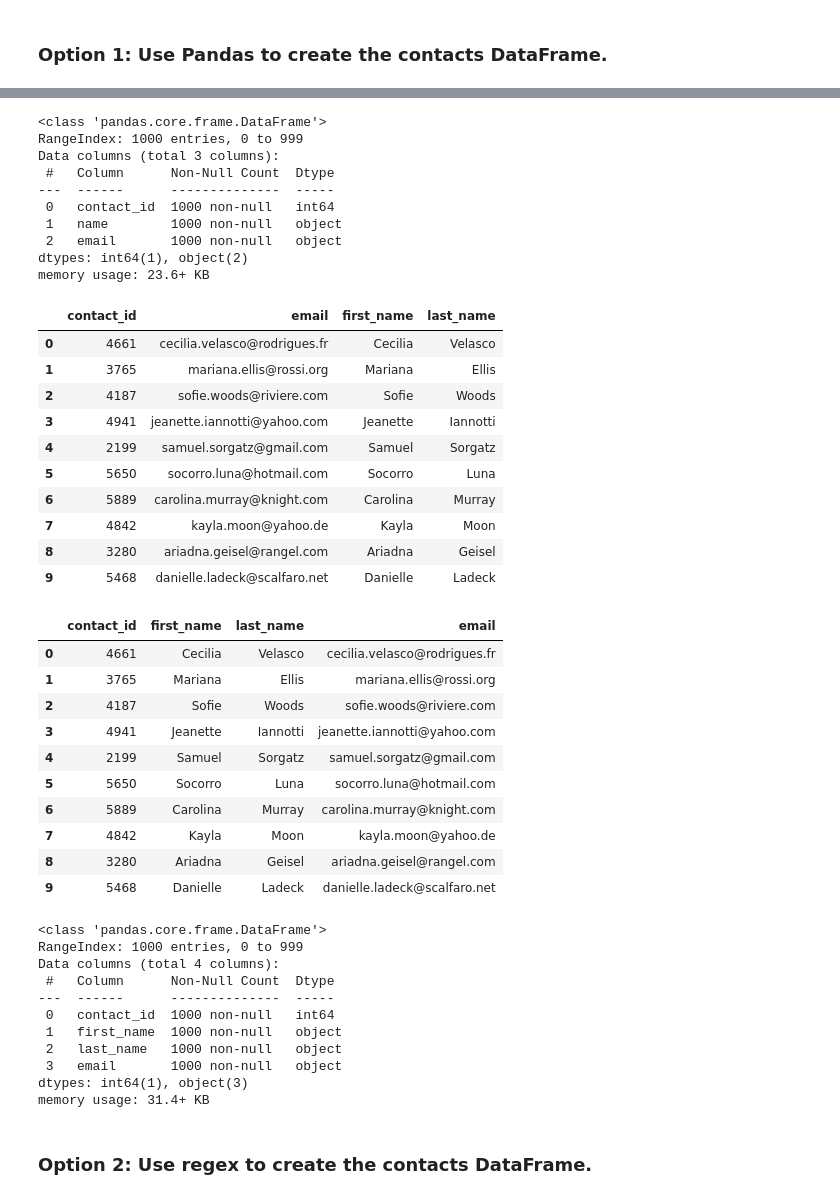
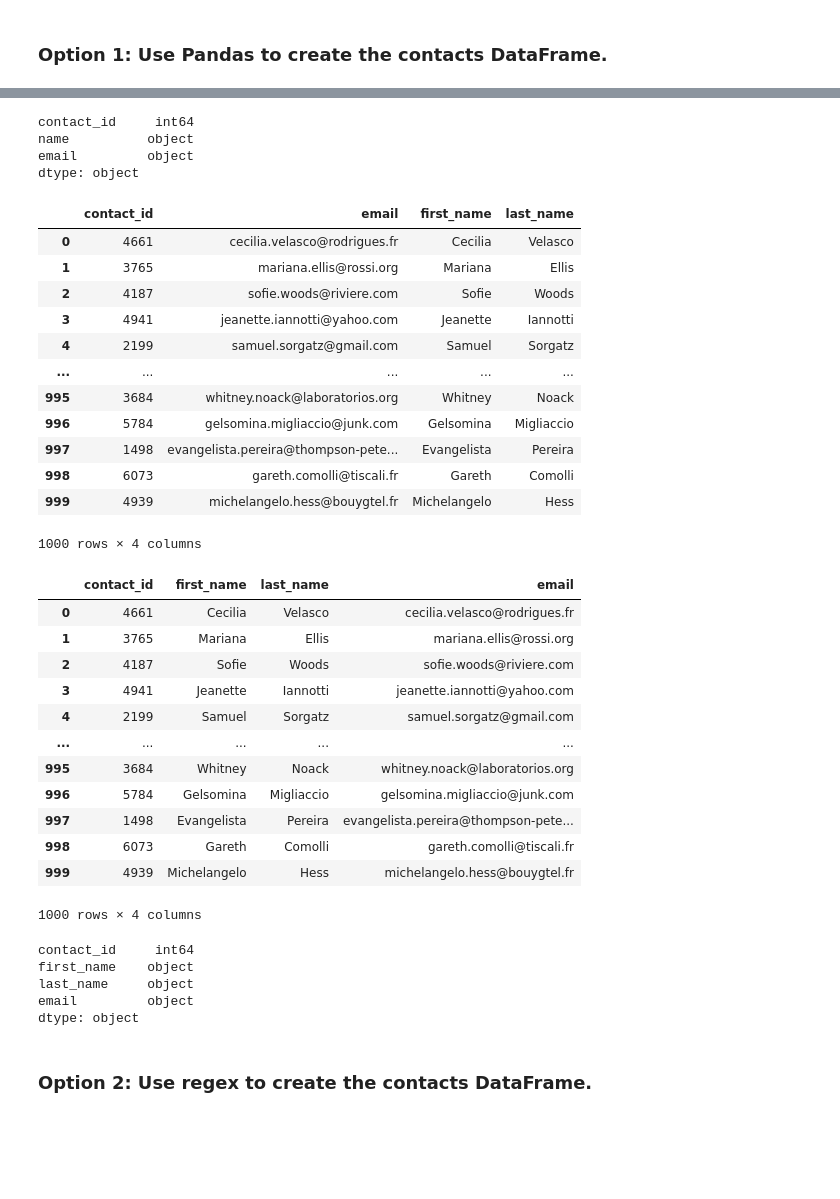
Before and after one commit to TPaxton97/Crowdfunding_ETL, a Jupyter notebook: Starter_Files/ETL_Mini_Project_GYang_LStearns_TPaxton.ipynb, the cells around one changed output, grey strips where cells are left out. Cells and saved outputs as stored; diff of their text form; code cells hidden in the pictures; blank space fills up the shorter version.

Commit message:
4th push--three dataframe created

```diff
--- a/Starter_Files/ETL_Mini_Project_GYang_LStearns_TPaxton.ipynb
+++ b/Starter_Files/ETL_Mini_Project_GYang_LStearns_TPaxton.ipynb
@@ -325,7 +325,7 @@ campaign_cleaned.to_csv("Resources/campaign.csv", index=False)
 ### Extract the contacts.xlsx Data.
 # %%
 # Read the data into a Pandas DataFrame. Use the `header=2` parameter when reading in the data.
-contact_info_df = pd.read_excel('Resources/contacts.xlsx', header=2)
+contact_info_df = pd.read_excel('Resources/contacts.xlsx', header=3)
 contact_info_df.head()
 # %% [output]
 |  | contact_info |
@@ -351,6 +351,10 @@ Then export the DataFrame as a `contacts.csv` CSV file.
 import json
 dict_values = []
 
+for contact in contact_info_df["contact_info"]:
+    dict_values.append(contact)
+
+
 
 # Print out the list of values for each row.
 print(dict_values)
@@ -359,4 +363,11 @@ print(dict_values)
 # %%
 # Create a contact_info DataFrame and add each list of values, i.e., each row
 # to the 'contact_id', 'name', 'email' columns.
+dictionary_list=[]
+for each_dictionary in dict_values:
+    dictionary_list.append(json.loads(each_dictionary))
+print(dictionary_list)
+
+contact_info_df=pd.DataFrame(dictionary_list)
+contact_info_df
 # %% [output]
@@ -369,35 +388,39 @@ print(dict_values)
 # %%
 # Check the datatypes.
+contact_info_df.dtypes
 # %% [output]
-<class 'pandas.core.frame.DataFrame'>
-RangeIndex: 1000 entries, 0 to 999
-Data columns (total 3 columns):
- #   Column      Non-Null Count  Dtype
----  ------      --------------  -----
- 0   contact_id  1000 non-null   int64
- 1   name        1000 non-null   object
- 2   email       1000 non-null   object
-dtypes: int64(1), object(2)
-memory usage: 23.6+ KB
+contact_id     int64
+name          object
+email         object
+dtype: object
 # %%
 # Create a "first"name" and "last_name" column with the first and last names from the "name" column.
 
-
-# Drop the contact_name column
+first_name=[firstname.split(" ")[0] for firstname in contact_info_df["name"]]
+last_name=[lastname.split(" ")[1] for lastname in contact_info_df["name"]]
+contact_info_df["first_name"]=first_name
+contact_info_df["last_name"]=last_name
+# # Drop the contact_name column
+contact_info_df=contact_info_df.drop(columns=["name"])
+contact_info_df
 # %% [output]
 |  | contact_id | email | first_name | last_name |
 | 0 | 4661 | cecilia.velasco@rodrigues.fr | Cecilia | Velasco |
 | 1 | 3765 | mariana.ellis@rossi.org | Mariana | Ellis |
 | 2 | 4187 | sofie.woods@riviere.com | Sofie | Woods |
 | 3 | 4941 | jeanette.iannotti@yahoo.com | Jeanette | Iannotti |
 | 4 | 2199 | samuel.sorgatz@gmail.com | Samuel | Sorgatz |
-| 5 | 5650 | socorro.luna@hotmail.com | Socorro | Luna |
-| 6 | 5889 | carolina.murray@knight.com | Carolina | Murray |
-| 7 | 4842 | kayla.moon@yahoo.de | Kayla | Moon |
-| 8 | 3280 | ariadna.geisel@rangel.com | Ariadna | Geisel |
-| 9 | 5468 | danielle.ladeck@scalfaro.net | Danielle | Ladeck |
+| ... | ... | ... | ... | ... |
+| 995 | 3684 | whitney.noack@laboratorios.org | Whitney | Noack |
+| 996 | 5784 | gelsomina.migliaccio@junk.com | Gelsomina | Migliaccio |
+| 997 | 1498 | evangelista.pereira@thompson-pete... | Evangelista | Pereira |
+| 998 | 6073 | gareth.comolli@tiscali.fr | Gareth | Comolli |
+| 999 | 4939 | michelangelo.hess@bouygtel.fr | Michelangelo | Hess |
+1000 rows × 4 columns
 # %%
 # Reorder the columns
+contact_info_df=contact_info_df[["contact_id","first_name","last_name","email"]]
+contact_info_df
 # %% [output]
 |  | contact_id | first_name | last_name | email |
 | 0 | 4661 | Cecilia | Velasco | cecilia.velasco@rodrigues.fr |
@@ -405,24 +428,21 @@ memory usage: 23.6+ KB
 | 2 | 4187 | Sofie | Woods | sofie.woods@riviere.com |
 | 3 | 4941 | Jeanette | Iannotti | jeanette.iannotti@yahoo.com |
 | 4 | 2199 | Samuel | Sorgatz | samuel.sorgatz@gmail.com |
-| 5 | 5650 | Socorro | Luna | socorro.luna@hotmail.com |
-| 6 | 5889 | Carolina | Murray | carolina.murray@knight.com |
-| 7 | 4842 | Kayla | Moon | kayla.moon@yahoo.de |
-| 8 | 3280 | Ariadna | Geisel | ariadna.geisel@rangel.com |
-| 9 | 5468 | Danielle | Ladeck | danielle.ladeck@scalfaro.net |
+| ... | ... | ... | ... | ... |
+| 995 | 3684 | Whitney | Noack | whitney.noack@laboratorios.org |
+| 996 | 5784 | Gelsomina | Migliaccio | gelsomina.migliaccio@junk.com |
+| 997 | 1498 | Evangelista | Pereira | evangelista.pereira@thompson-pete... |
+| 998 | 6073 | Gareth | Comolli | gareth.comolli@tiscali.fr |
+| 999 | 4939 | Michelangelo | Hess | michelangelo.hess@bouygtel.fr |
+1000 rows × 4 columns
 # %%
 # Check the datatypes one more time before exporting as CSV file.
+contact_info_df.dtypes
 # %% [output]
-<class 'pandas.core.frame.DataFrame'>
-RangeIndex: 1000 entries, 0 to 999
-Data columns (total 4 columns):
- #   Column      Non-Null Count  Dtype
----  ------      --------------  -----
- 0   contact_id  1000 non-null   int64
- 1   first_name  1000 non-null   object
- 2   last_name   1000 non-null   object
- 3   email       1000 non-null   object
-dtypes: int64(1), object(3)
-memory usage: 31.4+ KB
+contact_id     int64
+first_name    object
+last_name     object
+email         object
+dtype: object
 # %%
 # Export the DataFrame as a CSV file.
```
Also changed, not shown: parts of 3 cells of this notebook, 1 other file.
